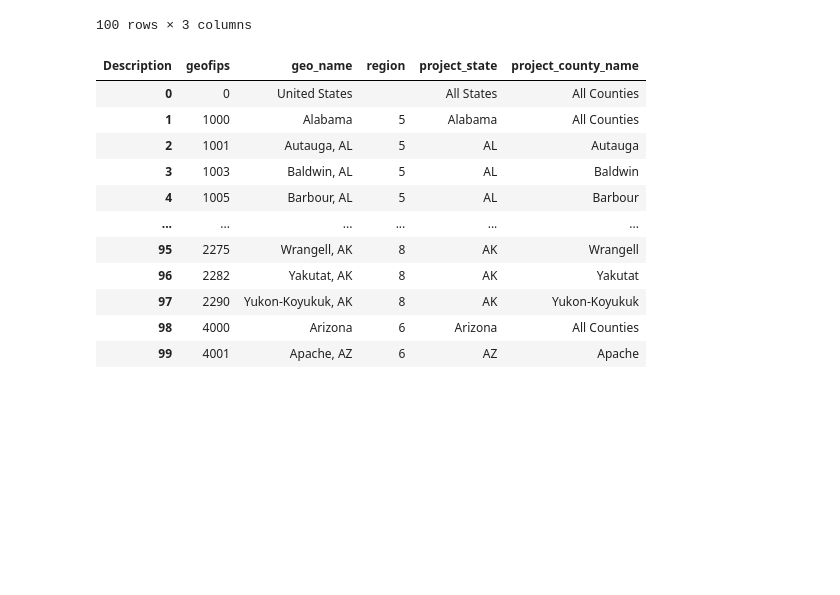
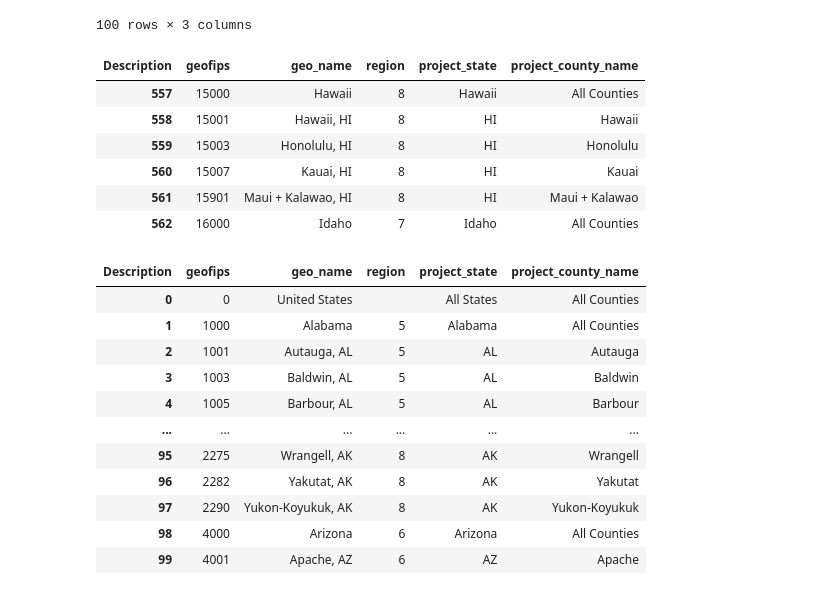
Before and after one commit to joseASC6/PPP_loan_analysis, a Jupyter notebook: programming_scripts/transform_and_load_data_postgres.ipynb, the cells around one changed output. Drawn from its saved outputs; the diff is of its cells as text; code cells hidden in the pictures; blank space fills up the shorter version.

```diff
--- a/programming_scripts/transform_and_load_data_postgres.ipynb
+++ b/programming_scripts/transform_and_load_data_postgres.ipynb
@@ -383,8 +441,6 @@ dim_geography['geo_name'] = dim_geography['geo_name'].str.replace(' (Independent
 # Special cases. Ex: Augusta, Staunton + Waynesboro, VA -> Augusta, VA
 dim_geography['geo_name'] = dim_geography['geo_name'].str.replace(r'(.+),.+,', r'\1,')
 
-# Remove any other records with + in the geo_name
-dim_geography = dim_geography[~dim_geography['geo_name'].str.contains('\+')]
 
 dim_geography.head(100)
 # %% [output]
@@ -401,6 +457,17 @@ dim_geography.head(100)
 | 98 | 4000 | Arizona | 6 |
 | 99 | 4001 | Apache, AZ | 6 |
 100 rows × 3 columns
+# %%
+# Show me the data for geofips 15000 to 16000
+dim_geography[(dim_geography['geofips'] >= 15000) & (dim_geography['geofips'] <= 16000)]
+# %% [output]
+| Description | geofips | geo_name | region | project_state | project_county_name |
+| 557 | 15000 | Hawaii | 8 | Hawaii | All Counties |
+| 558 | 15001 | Hawaii, HI | 8 | HI | Hawaii |
+| 559 | 15003 | Honolulu, HI | 8 | HI | Honolulu |
+| 560 | 15007 | Kauai, HI | 8 | HI | Kauai |
+| 561 | 15901 | Maui + Kalawao, HI | 8 | HI | Maui + Kalawao |
+| 562 | 16000 | Idaho | 7 | Idaho | All Counties |
 # %%
 # Split the geo_name into project_state and project_county_name
 dim_geography['project_state'] = dim_geography['geo_name'].str.split(',').str[1].str.strip()
```
Also changed, not shown: parts of 9 cells of this notebook.
